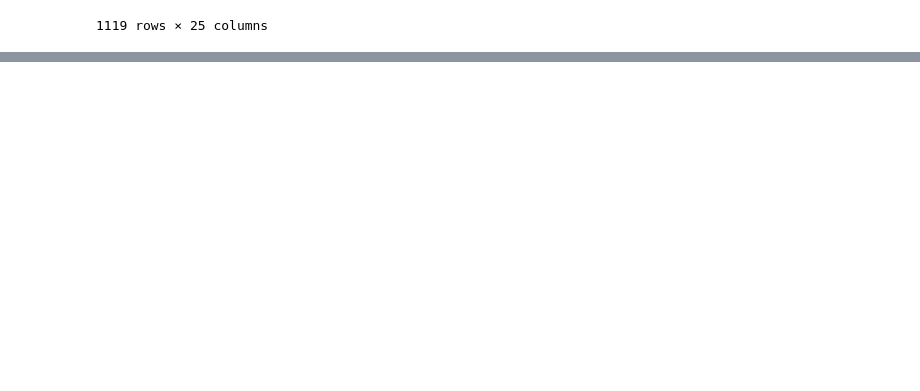
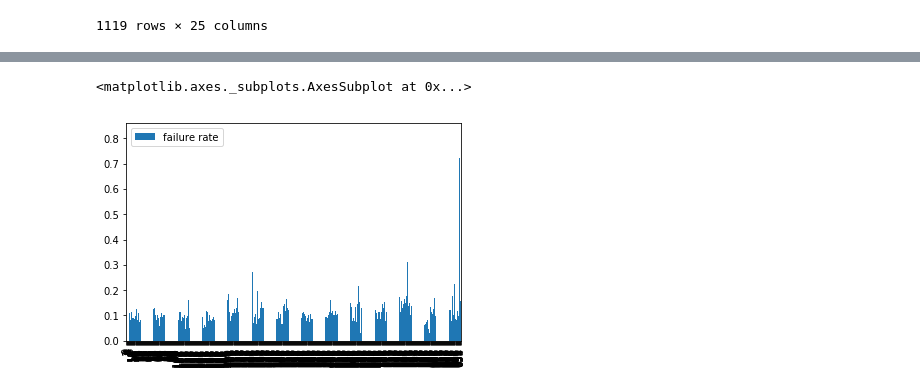
Before and after one commit to Cjcarlevato/data-question-2-dream-crushers, a Jupyter notebook: ACCREdata.ipynb, the cells around one changed output, grey strips where cells are left out. Cells and saved outputs as stored; diff of their text form; code cells hidden in the pictures; blank space fills up the shorter version.

```diff
--- a/ACCREdata.ipynb
+++ b/ACCREdata.ipynb
@@ -284,0 +203,19 @@ accre_data[(accre_data['State'] == "FAILED") & (accre_data["NodeList"] == "vmp12
+# %%
+state_nodelist_subset_df = accre_data[['NodeList', 'State', "NNodes"]]
+# %%
+node_list=list()
+failed_percentage_list=list()
+
+bad_nodes = state_nodelist_subset_df['NodeList'].loc[(state_nodelist_subset_df['State']=='FAILED') & (state_nodelist_subset_df['NNodes']==1)].unique()
+for ind, node in enumerate(bad_nodes):
+    if ind % 10 == 0:
+        print(ind)
+
+    node_subset = state_nodelist_subset_df[state_nodelist_subset_df["NodeList"] == node]
+    failed_subset = node_subset[node_subset['State'] == "FAILED"]
+
+
+    failed_percentage= len(failed_subset) / len(node_subset)
+
+    node_list.append(node)
+    failed_percentage_list.append(failed_percentage)
@@ -284,0 +244,6 @@ accre_data[(accre_data['State'] == "FAILED") & (accre_data["NodeList"] == "vmp12
+# %%
+Node_And_Failure_rate = {
+    "nodes": node_list, "failure rate": failed_percentage_list
+
+}
+Node_And_Failure_rate = pd.DataFrame(data=Node_And_Failure_rate)
@@ -284,0 +259,5 @@ accre_data[(accre_data['State'] == "FAILED") & (accre_data["NodeList"] == "vmp12
+# %%
+Node_And_Failure_rate.plot.bar()
+# %% [output]
+<matplotlib.axes._subplots.AxesSubplot at 0x...>
+[figure, added]
```
Also changed, not shown: parts of 23 cells of this notebook.
